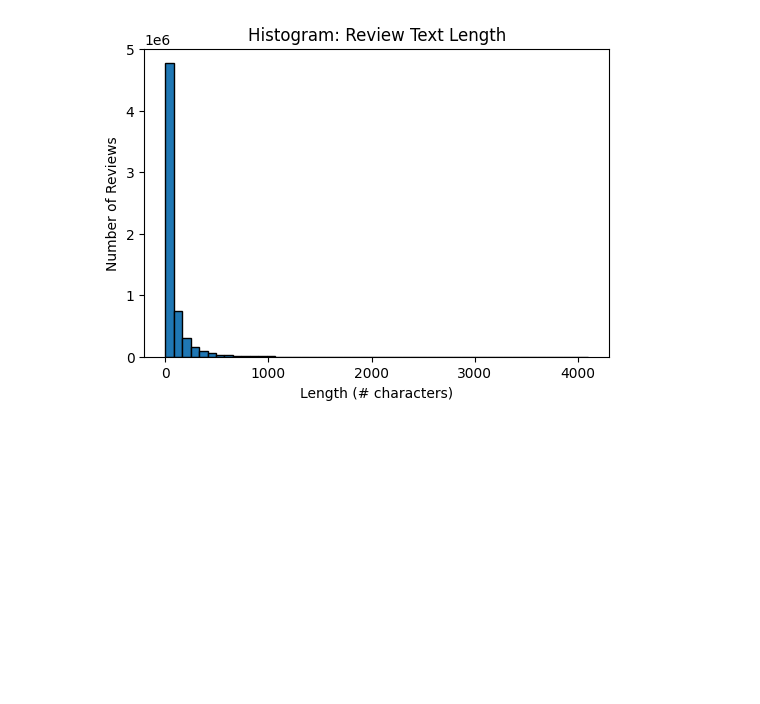
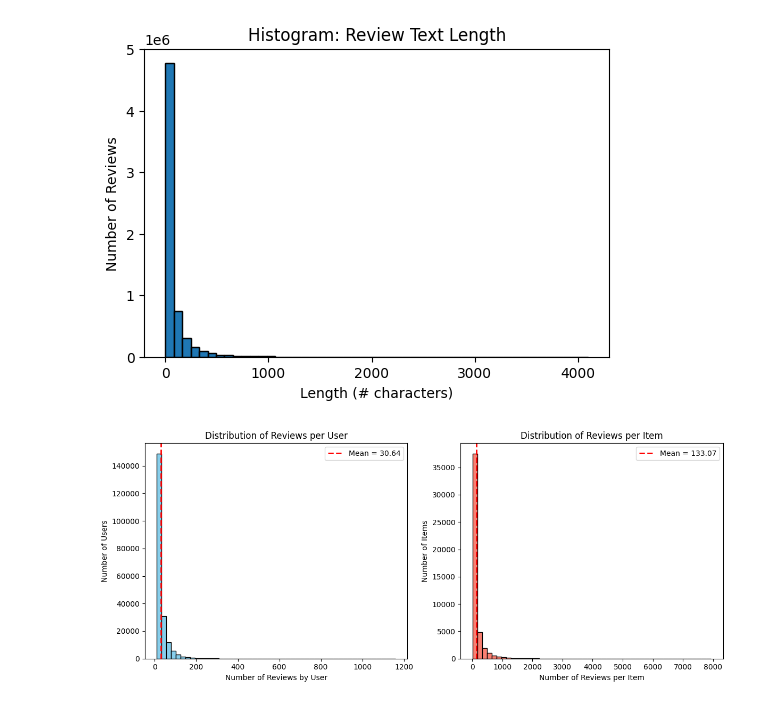
Before and after one commit to asaladi/CSE158_Assignment2, a Jupyter notebook: exp_analysis.ipynb, the cells around one changed output. Drawn from its saved outputs; the diff is of its cells as text; code cells hidden in the pictures; blank space fills up the shorter version.

```diff
--- a/exp_analysis.ipynb
+++ b/exp_analysis.ipynb
@@ -137,4 +138,34 @@ min      0.000000e+00
 max      4.096000e+03
 Name: text_length, dtype: float64
 [figure]
+# %%
+import matplotlib.pyplot as plt
+
+# Histogram of reviews per user
+plt.figure(figsize=(12,5))
+
+# Reviews per user
+plt.subplot(1,2,1)
+plt.hist(user_interaction_counts, bins=50, color='skyblue', edgecolor='black')
+plt.axvline(user_interaction_counts.mean(), color='red', linestyle='dashed', linewidth=2, label=f"Mean = {user_interaction_counts.mean():.2f}")
+plt.title("Distribution of Reviews per User")
+plt.xlabel("Number of Reviews by User")
+plt.ylabel("Number of Users")
+plt.legend()
+
+# Reviews per item
+plt.subplot(1,2,2)
+plt.hist(item_interaction_counts, bins=50, color='salmon', edgecolor='black')
+plt.axvline(item_interaction_counts.mean(), color='red', linestyle='dashed', linewidth=2, label=f"Mean = {item_interaction_counts.mean():.2f}")
+plt.title("Distribution of Reviews per Item")
+plt.xlabel("Number of Reviews per Item")
+plt.ylabel("Number of Items")
+plt.legend()
+
+plt.tight_layout()
+
+plt.savefig("user_item_dist.png")
+plt.show()
+# %% [output]
+[figure, added]
 # %%
```
Also changed, not shown: parts of 4 cells of this notebook, 7 other files.
